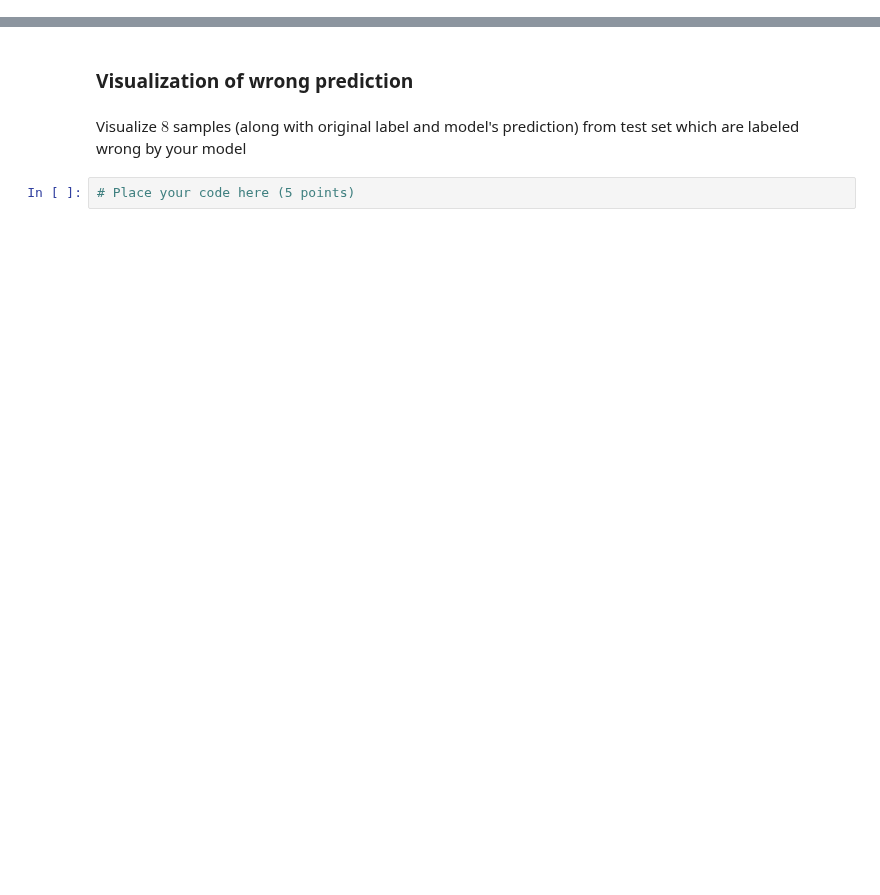
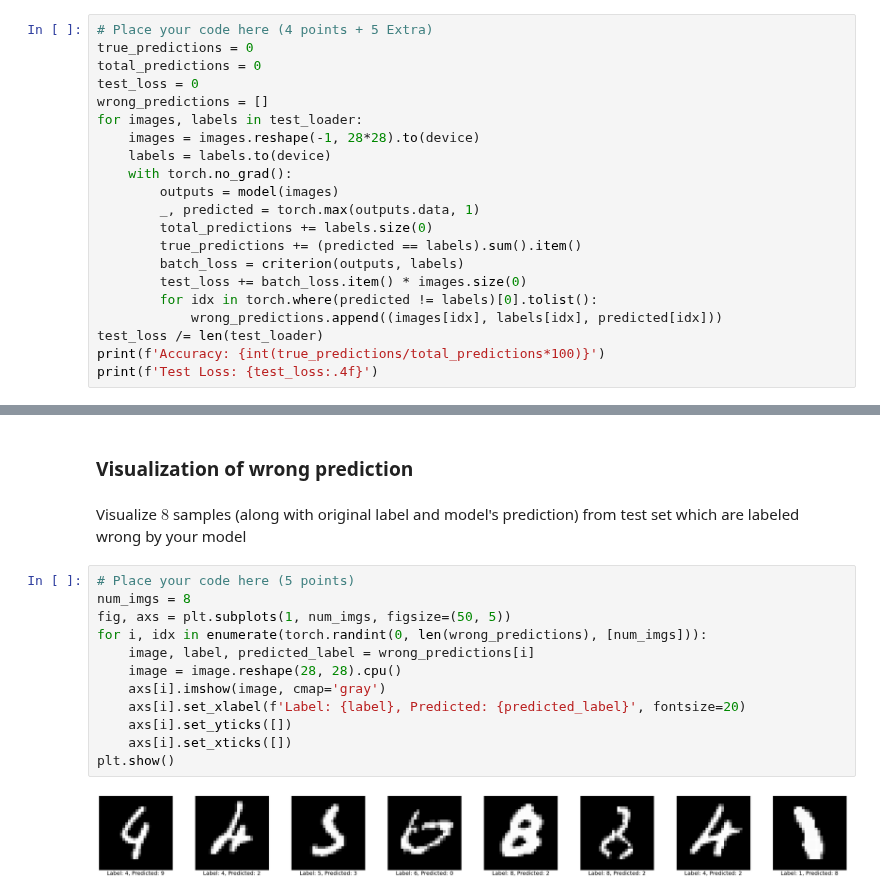
Before and after one commit to Parsa2820/ai-projects, a Jupyter notebook: projects/4/MPQ4/Practical/Q2.ipynb, the cells around one changed output, grey strips where cells are left out. Drawn from its saved outputs; the diff is of its cells as text; blank space fills up the shorter version.

```diff
--- a/projects/4/MPQ4/Practical/Q2.ipynb
+++ b/projects/4/MPQ4/Practical/Q2.ipynb
@@ -388,0 +435,21 @@ In order to get the full score of this section, you need to achieve an accuracy
+# %%
+# Place your code here (4 points + 5 Extra)
+true_predictions = 0
+total_predictions = 0
+test_loss = 0
+wrong_predictions = []
+for images, labels in test_loader:
+    images = images.reshape(-1, 28*28).to(device)
+    labels = labels.to(device)
+    with torch.no_grad():
+        outputs = model(images)
+        _, predicted = torch.max(outputs.data, 1)
+        total_predictions += labels.size(0)
+        true_predictions += (predicted == labels).sum().item()
+        batch_loss = criterion(outputs, labels)
+        test_loss += batch_loss.item() * images.size(0)
+        for idx in torch.where(predicted != labels)[0].tolist():
+            wrong_predictions.append((images[idx], labels[idx], predicted[idx]))
+test_loss /= len(test_loader)
+print(f'Accuracy: {int(true_predictions/total_predictions*100)}')
+print(f'Test Loss: {test_loss:.4f}')
@@ -390,5 +460,17 @@ In order to get the full score of this section, you need to achieve an accuracy
 ### Visualization of wrong prediction
 # %% [markdown]
 Visualize $8$ samples (along with original label and model's prediction) from test set which are labeled wrong by your model
-# %%
-# Place your code here (5 points)
+# %%
+# Place your code here (5 points)
+num_imgs = 8
+fig, axs = plt.subplots(1, num_imgs, figsize=(50, 5))
+for i, idx in enumerate(torch.randint(0, len(wrong_predictions), [num_imgs])):
+    image, label, predicted_label = wrong_predictions[i]
+    image = image.reshape(28, 28).cpu()
+    axs[i].imshow(image, cmap='gray')
+    axs[i].set_xlabel(f'Label: {label}, Predicted: {predicted_label}', fontsize=20)
+    axs[i].set_yticks([])
+    axs[i].set_xticks([])
+plt.show()
+# %% [output]
+[figure, added]
```
Also changed, not shown: parts of 16 cells of this notebook.
